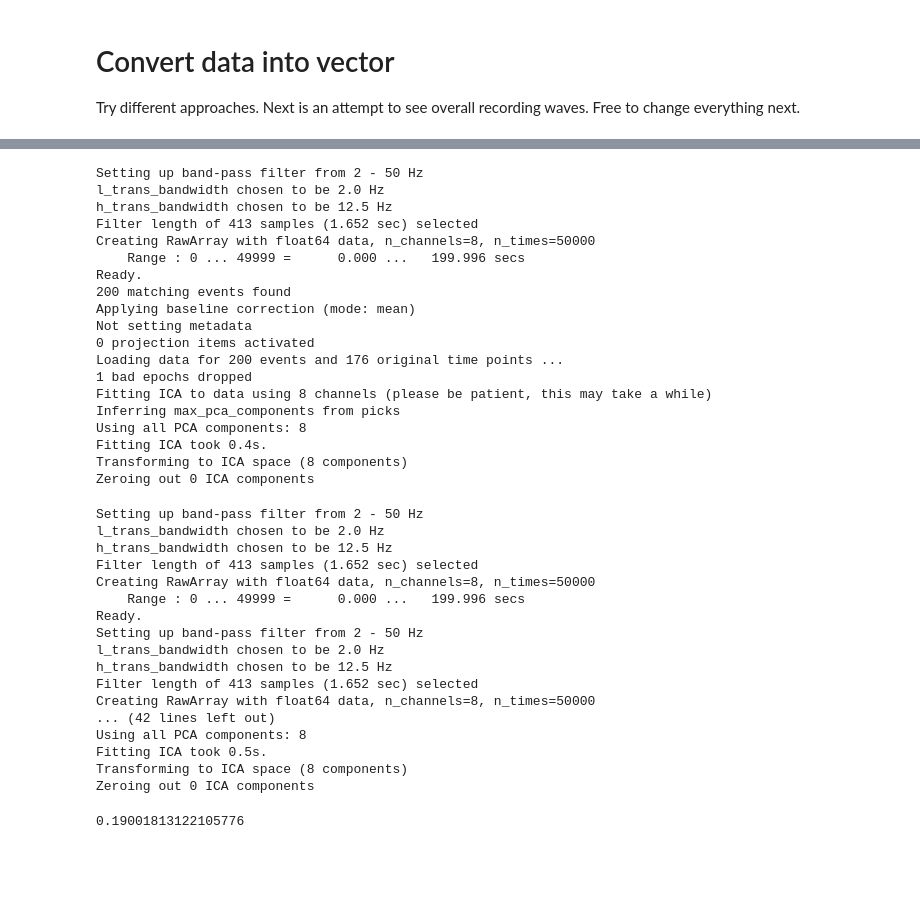
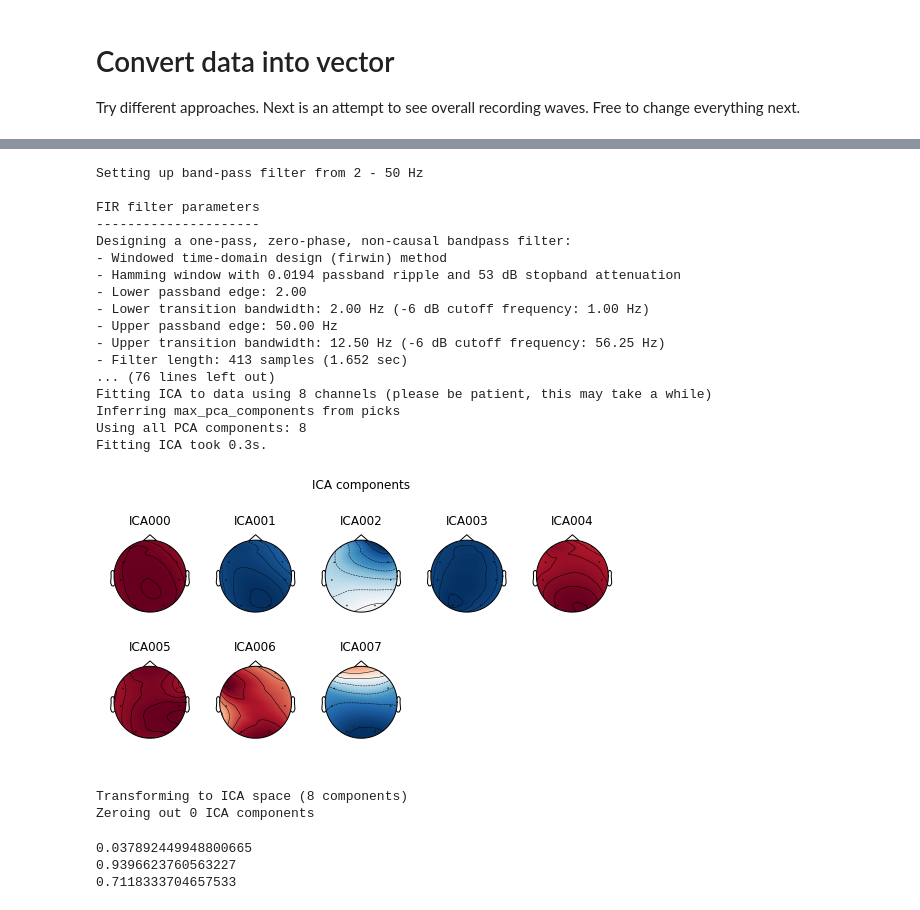
Before and after one commit to VitalyVV/meditation_project, a Jupyter notebook: Untitled.ipynb, the cells around one changed output, grey strips where cells are left out. Saved outputs shown, nothing was run; the diff lists cells and outputs as text; code cells hidden in the pictures; blank space fills up the shorter version.

```diff
--- a/Untitled.ipynb
+++ b/Untitled.ipynb
@@ -145,24 +240,26 @@ def build_table(data):
 # %%
-sample_data = get_sample_data('../application.linux64/SavedData/', '*Subject5_Session1*.txt')
-sample_data = transform_ICA(sample_data)
-# table_of_coding = build_table(remove_epochs(sample_data))
+sample_data_med = get_sample_data('Dataset', '*Meditation*.txt')
+sample_data_med = transform_ICA(sample_data_med)
+
+# table_of_meditation = build_table(remove_epochs(sample_data))
 # %% [output]
 Setting up band-pass filter from 2 - 50 Hz
-l_trans_bandwidth chosen to be 2.0 Hz
-h_trans_bandwidth chosen to be 12.5 Hz
-Filter length of 413 samples (1.652 sec) selected
-Creating RawArray with float64 data, n_channels=8, n_times=50000
-    Range : 0 ... 49999 =      0.000 ...   199.996 secs
-Ready.
-200 matching events found
-Applying baseline correction (mode: mean)
-Not setting metadata
-0 projection items activated
-Loading data for 200 events and 176 original time points ...
-1 bad epochs dropped
+
+FIR filter parameters
+---------------------
+Designing a one-pass, zero-phase, non-causal bandpass filter:
+- Windowed time-domain design (firwin) method
+- Hamming window with 0.0194 passband ripple and 53 dB stopband attenuation
+- Lower passband edge: 2.00
+- Lower transition bandwidth: 2.00 Hz (-6 dB cutoff frequency: 1.00 Hz)
+- Upper passband edge: 50.00 Hz
+- Upper transition bandwidth: 12.50 Hz (-6 dB cutoff frequency: 56.25 Hz)
+- Filter length: 413 samples (1.652 sec)
+... (76 lines left out)
 Fitting ICA to data using 8 channels (please be patient, this may take a while)
 Inferring max_pca_components from picks
 Using all PCA components: 8
-Fitting ICA took 0.4s.
-Transforming to ICA space (8 components)
-Zeroing out 0 ICA components
+Fitting ICA took 0.3s.
+[figure, added]
+Transforming to ICA space (8 components)
+Zeroing out 0 ICA components
@@ -204,33 +266,13 @@ coding_vec = normalize(vectorize(sample_data)[:,np.newaxis], axis=0).ravel()
-# %%
-sample_data = get_sample_data('../application.linux64/SavedData/', '*Meditation*.txt')
-sample_data = transform_ICA(sample_data)
-
-# table_of_meditation = build_table(remove_epochs(sample_data))
-# %% [output]
-Setting up band-pass filter from 2 - 50 Hz
-l_trans_bandwidth chosen to be 2.0 Hz
-h_trans_bandwidth chosen to be 12.5 Hz
-Filter length of 413 samples (1.652 sec) selected
-Creating RawArray with float64 data, n_channels=8, n_times=50000
-    Range : 0 ... 49999 =      0.000 ...   199.996 secs
-Ready.
-Setting up band-pass filter from 2 - 50 Hz
-l_trans_bandwidth chosen to be 2.0 Hz
-h_trans_bandwidth chosen to be 12.5 Hz
-Filter length of 413 samples (1.652 sec) selected
-Creating RawArray with float64 data, n_channels=8, n_times=50000
-... (42 lines left out)
-Using all PCA components: 8
-Fitting ICA took 0.5s.
-Transforming to ICA space (8 components)
-Zeroing out 0 ICA components
 # %%
 from scipy import spatial
-meditation_vec = normalize(vectorize(sample_data)[:,np.newaxis], axis=0).ravel()
-
-spatial.distance.euclidean(coding_vec, meditation_vec)
+meditation_vec = normalize(vectorize(sample_data_med)[:,np.newaxis], axis=0).ravel()
+print(np.mean(meditation_vec))
+print(spatial.distance.cosine(coding_vec1, meditation_vec))
+print(spatial.distance.cosine(coding_vec1, coding_vec2))
 # %% [output]
-0.19001813122105776
+0.037892449948800665
+0.9396623760563227
+0.7118333704657533
 # %%
 # table_of_meditation.iloc[2, 1] / table_of_meditation.iloc[4, 1]
 # %%
```
Also changed, not shown: parts of 13 cells of this notebook.
